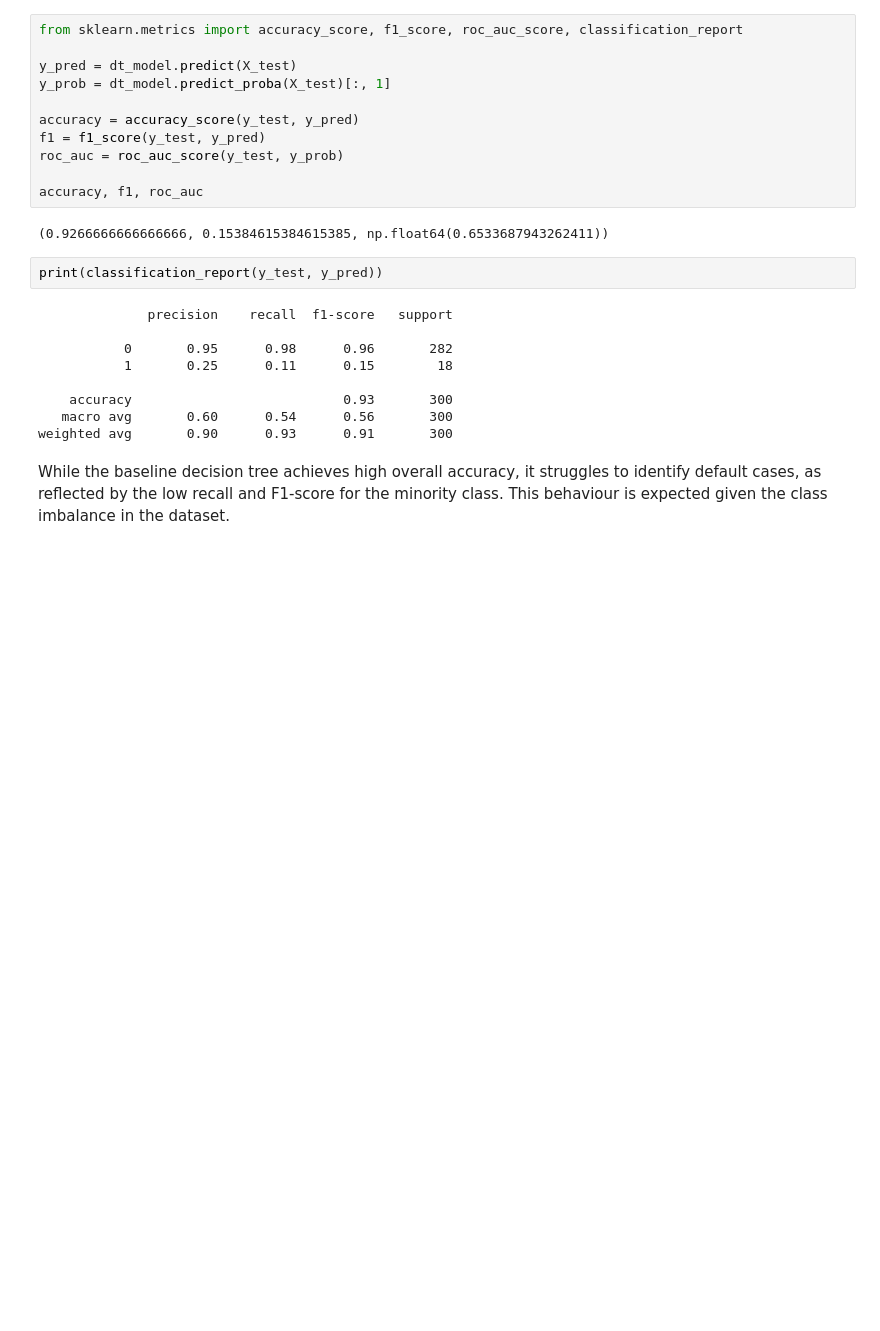
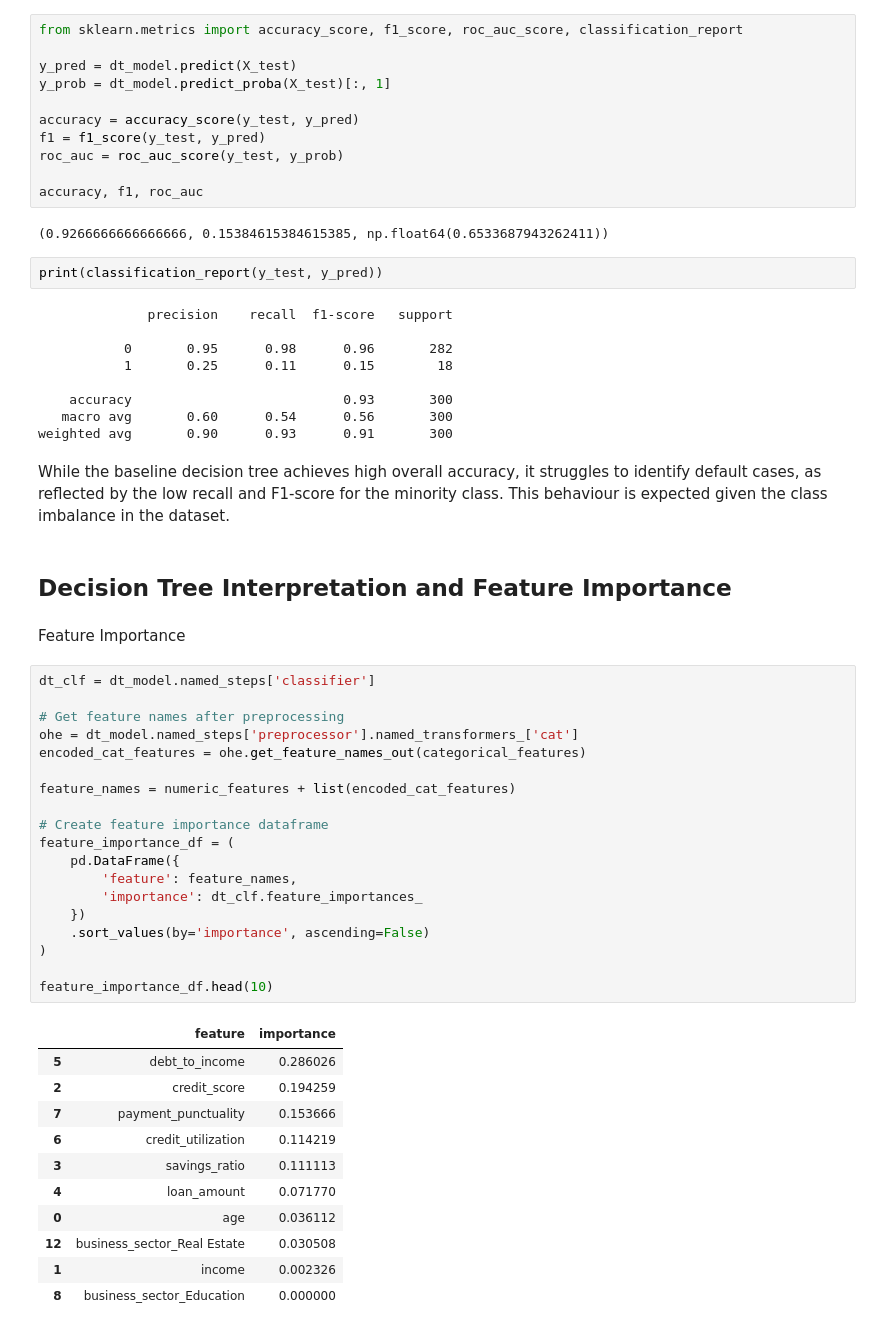
Before and after one commit to ShuHuiK/WIE3007_Group_Assignment, a Jupyter notebook: eda_decision_tree.ipynb, the cells around one changed output. Cells and saved outputs as stored; diff of their text form; blank space fills up the shorter version.

```diff
--- a/eda_decision_tree.ipynb
+++ b/eda_decision_tree.ipynb
@@ -363,3 +363,38 @@ print(classification_report(y_test, y_pred))
 weighted avg       0.90      0.93      0.91       300
 # %% [markdown]
 While the baseline decision tree achieves high overall accuracy, it struggles to identify default cases, as reflected by the low recall and F1-score for the minority class. This behaviour is expected given the class imbalance in the dataset.
+# %% [markdown]
+## Decision Tree Interpretation and Feature Importance
+# %% [markdown]
+Feature Importance
+# %%
+dt_clf = dt_model.named_steps['classifier']
+
+# Get feature names after preprocessing
+ohe = dt_model.named_steps['preprocessor'].named_transformers_['cat']
+encoded_cat_features = ohe.get_feature_names_out(categorical_features)
+
+feature_names = numeric_features + list(encoded_cat_features)
+
+# Create feature importance dataframe
+feature_importance_df = (
+    pd.DataFrame({
+        'feature': feature_names,
+        'importance': dt_clf.feature_importances_
+    })
+    .sort_values(by='importance', ascending=False)
+)
+
+feature_importance_df.head(10)
+# %% [output]
+|  | feature | importance |
+| 5 | debt_to_income | 0.286026 |
+| 2 | credit_score | 0.194259 |
+| 7 | payment_punctuality | 0.153666 |
+| 6 | credit_utilization | 0.114219 |
+| 3 | savings_ratio | 0.111113 |
+| 4 | loan_amount | 0.071770 |
+| 0 | age | 0.036112 |
+| 12 | business_sector_Real Estate | 0.030508 |
+| 1 | income | 0.002326 |
+| 8 | business_sector_Education | 0.000000 |
```
Also changed, not shown: parts of 4 cells of this notebook.
